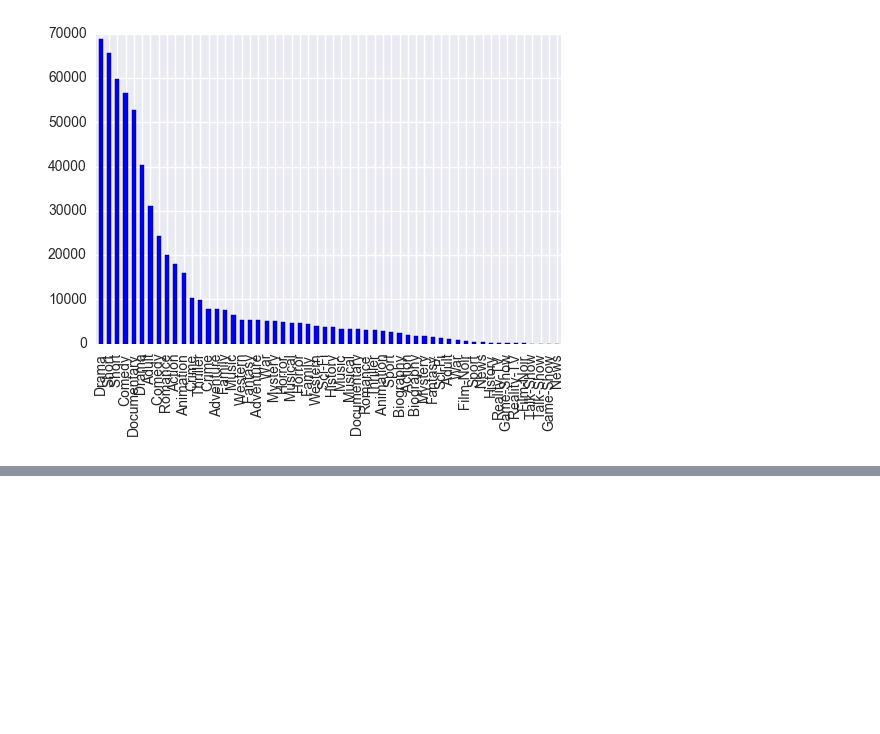
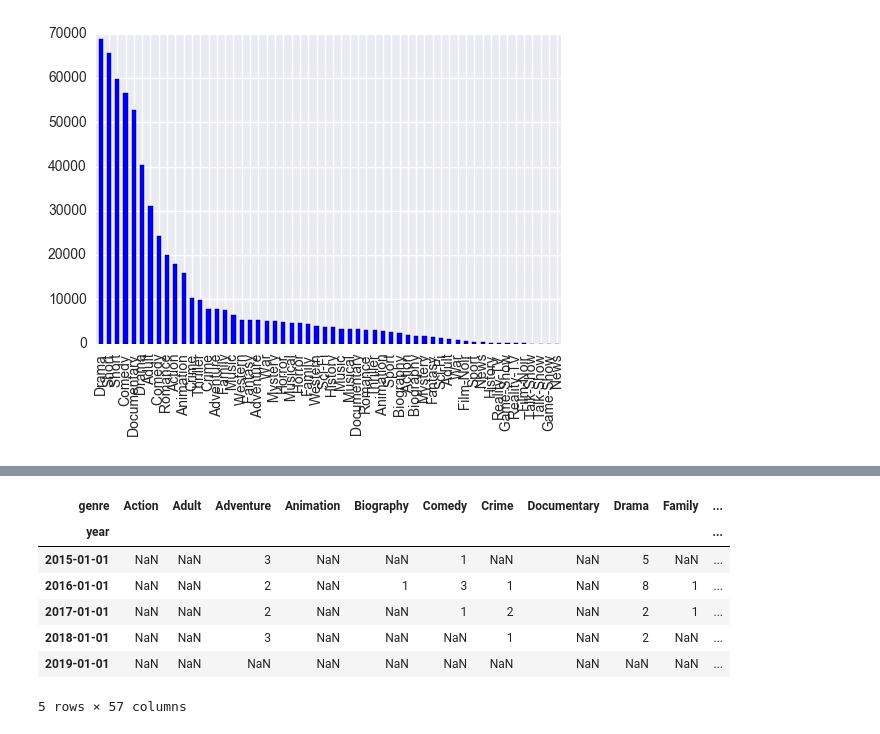
Before and after one commit to MrLokans/movie-analyzer, a Jupyter notebook: analysis.ipynb, the cells around one changed output, grey strips where cells are left out. Saved outputs shown, nothing was run; the diff lists cells and outputs as text; code cells hidden in the pictures; blank space fills up the shorter version.

```diff
--- a/analysis.ipynb
+++ b/analysis.ipynb
@@ -122,0 +109,12 @@ df[['genre', 'count']].plot
+# %%
+pew = splitted_genres.groupby('year')['genre'].value_counts().unstack()
+pew.tail()
+# %% [output]
+| genre | Action | Adult | Adventure | Animation | Biography | Comedy | Crime | Documentary | Drama | Family | ... |
+| year |  |  |  |  |  |  |  |  |  |  | ... |
+| 2015-01-01 | NaN | NaN | 3 | NaN | NaN | 1 | NaN | NaN | 5 | NaN | ... |
+| 2016-01-01 | NaN | NaN | 2 | NaN | 1 | 3 | 1 | NaN | 8 | 1 | ... |
+| 2017-01-01 | NaN | NaN | 2 | NaN | NaN | 1 | 2 | NaN | 2 | 1 | ... |
+| 2018-01-01 | NaN | NaN | 3 | NaN | NaN | NaN | 1 | NaN | 2 | NaN | ... |
+| 2019-01-01 | NaN | NaN | NaN | NaN | NaN | NaN | NaN | NaN | NaN | NaN | ... |
+5 rows × 57 columns
```
Also changed, not shown: parts of 16 cells of this notebook.
